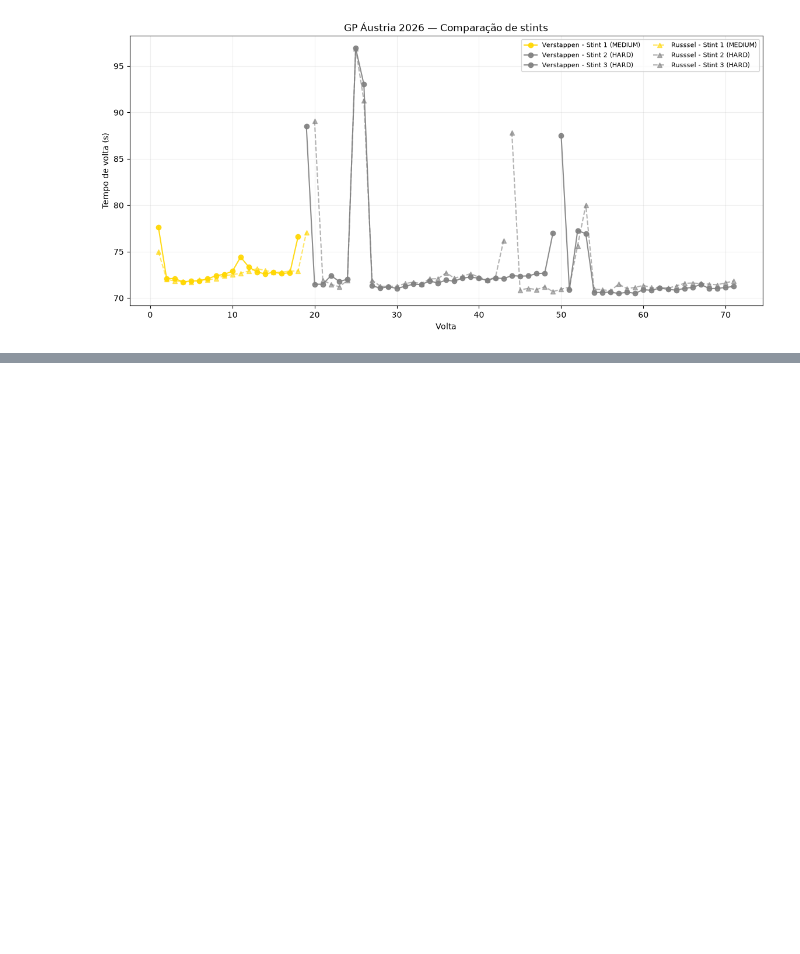
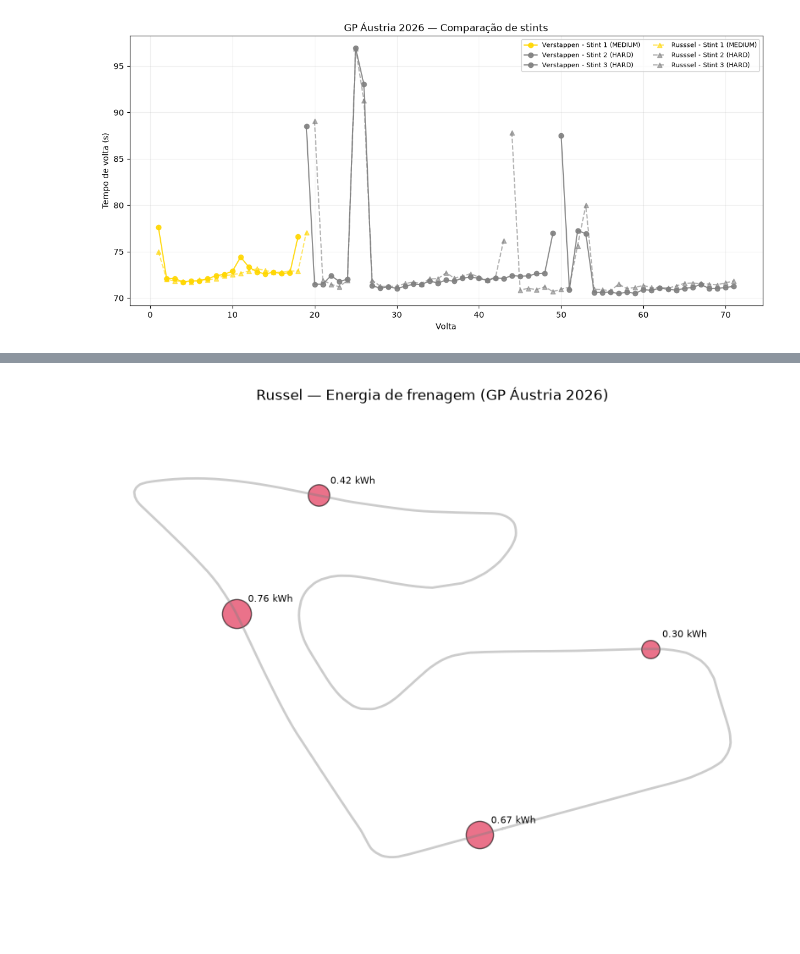
Before and after one commit to Mazzoni-mat-ap/telemetria-f1, a Jupyter notebook: notebooks/GP-AUSTRIA26.ipynb, the cells around one changed output, grey strips where cells are left out. Cells and saved outputs as stored; diff of their text form; code cells hidden in the pictures; blank space fills up the shorter version.

```diff
--- a/notebooks/GP-AUSTRIA26.ipynb
+++ b/notebooks/GP-AUSTRIA26.ipynb
@@ -134,0 +189,3 @@ core           INFO     Finished loading data for 22 drivers: ['63', '3', '12',
+# %%
+energia_rus = calcular_energia_frenagem(tel_rus)
+print(energia_rus)
@@ -134,0 +204,4 @@ core           INFO     Finished loading data for 22 drivers: ['63', '3', '12',
+# %%
+mapa_energia_frenagem(tel_rus, energia_rus, titulo='Russel — Energia de frenagem (GP Áustria 2026)')
+# %% [output]
+[figure, added]
```
Also changed, not shown: parts of 7 cells of this notebook, 1 other file.
